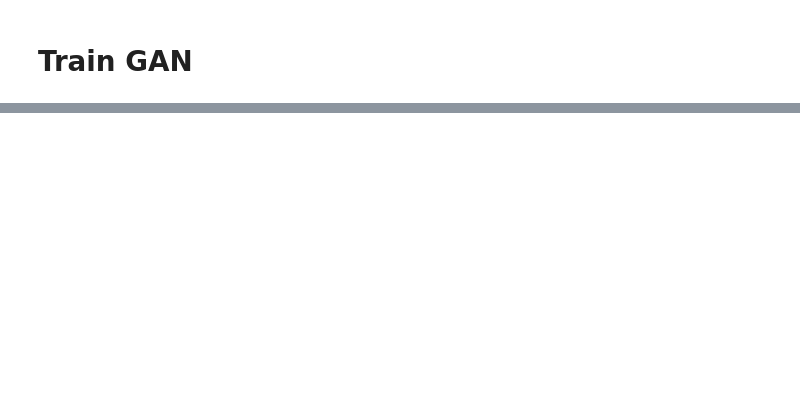
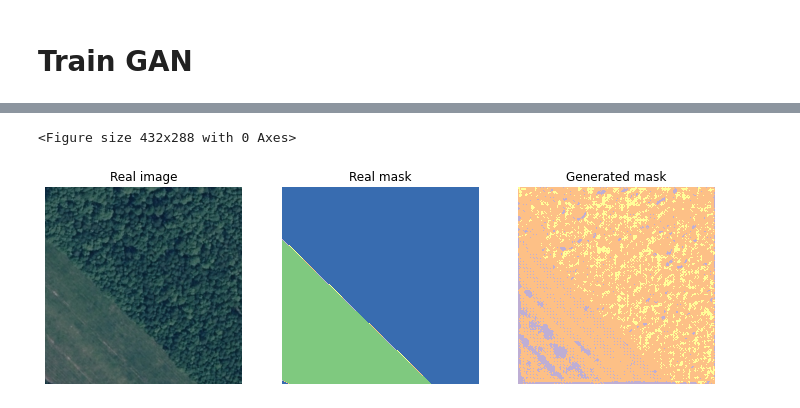
Before and after one commit to MortenTabaka/Semantic-segmentation-of-LandCover.ai-dataset, a Jupyter notebook: notebooks/exploratory/Marcin_GAN_model.ipynb, the cells around one changed output, grey strips where cells are left out. Drawn from its saved outputs; the diff is of its cells as text; code cells hidden in the pictures; blank space fills up the shorter version.

```diff
--- a/notebooks/exploratory/Marcin_GAN_model.ipynb
+++ b/notebooks/exploratory/Marcin_GAN_model.ipynb
@@ -853,0 +910,5 @@ train(train_generator, EPOCHS)
+# %%
+show_predictions(MASK_CMAP)
+# %% [output]
+<Figure size 432x288 with 0 Axes>
+[figure, added]
```
Also changed, not shown: parts of 26 cells of this notebook.
